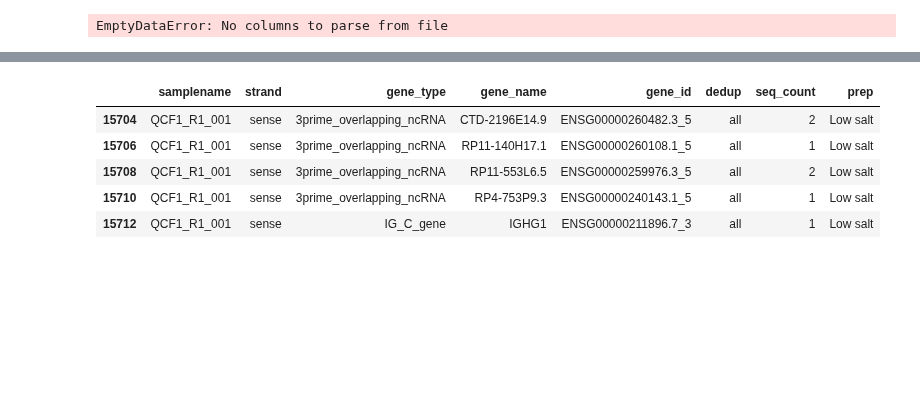
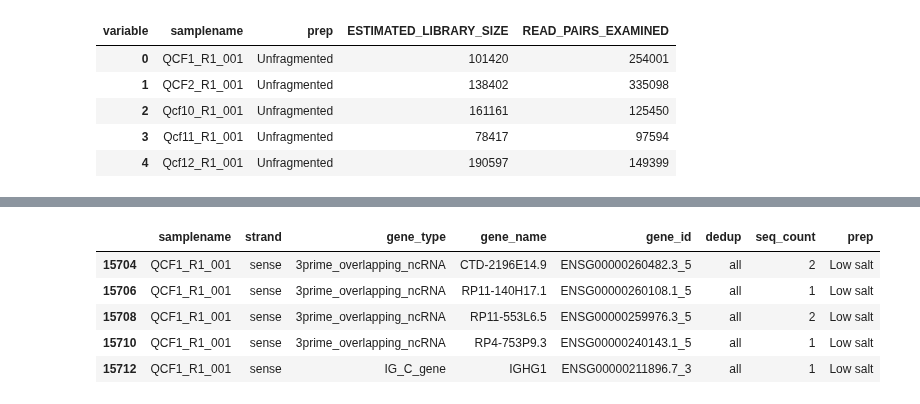
Before and after one commit to wckdouglas/cfNA, a Jupyter notebook: plots/dedup_qc.ipynb, the cells around one changed output, grey strips where cells are left out. Saved outputs shown, nothing was run; the diff lists cells and outputs as text; code cells hidden in the pictures; blank space fills up the shorter version.

```diff
--- a/plots/dedup_qc.ipynb
+++ b/plots/dedup_qc.ipynb
@@ -38,30 +38,35 @@ def read_dedup(x):
             .pipe(pd.melt)\
             .assign(samplename = samplename)
 # %%
-project_path = '/stor/work/Lambowitz/cdw2854/cell_Free_nucleotides/tgirt_map'
+project_path = '/stor/work/Lambowitz/cdw2854/cfNA/tgirt_map'
 samples = glob.glob(project_path + '/*R1_001')
 samples = filter(lambda x: re.search('Q[cC][fF]', x), samples)
-samples = filter(lambda x:  not re.search('L[12]', x), samples)
+samples = filter(lambda x:  not re.search('L[0-9E]+', x), samples)
 samples = list(samples)
 
 df = map(read_dedup, samples)
 df = filter(lambda x: x is not None, df)
 
 
 y = 'ESTIMATED_LIBRARY_SIZE'
 x = 'READ_PAIRS_EXAMINED'
 df = pd.concat(df) \
     .pipe(lambda d: d[d.variable.str.contains("^%s$|^%s$" %(y,x))]) \
     .assign(prep = lambda d: d.samplename.map(label_sample)) \
     .assign(value = lambda d: d['value'].astype(int))\
     .pipe(pd.pivot_table,
               columns = 'variable',
               values = 'value',
               index = ['samplename', 'prep'])\
     .reset_index()
 df.head()
 # %% [output]
-EmptyDataError: No columns to parse from file
+| variable | samplename | prep | ESTIMATED_LIBRARY_SIZE | READ_PAIRS_EXAMINED |
+| 0 | QCF1_R1_001 | Unfragmented | 101420 | 254001 |
+| 1 | QCF2_R1_001 | Unfragmented | 138402 | 335098 |
+| 2 | Qcf10_R1_001 | Unfragmented | 161161 | 125450 |
+| 3 | Qcf11_R1_001 | Unfragmented | 78417 | 97594 |
+| 4 | Qcf12_R1_001 | Unfragmented | 190597 | 149399 |
 # %%
 p = sns.FacetGrid(data = df\
                       .pipe(lambda d: d[~d.prep.str.contains('Unt|Al|^Fra')]),
```
Also changed, not shown: parts of 4 cells of this notebook, 4 other files.
